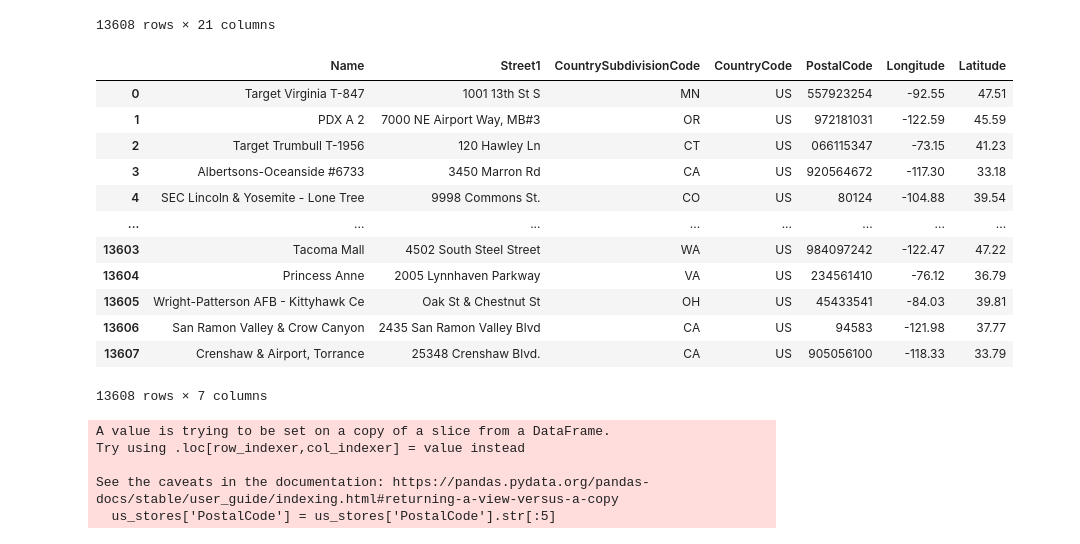
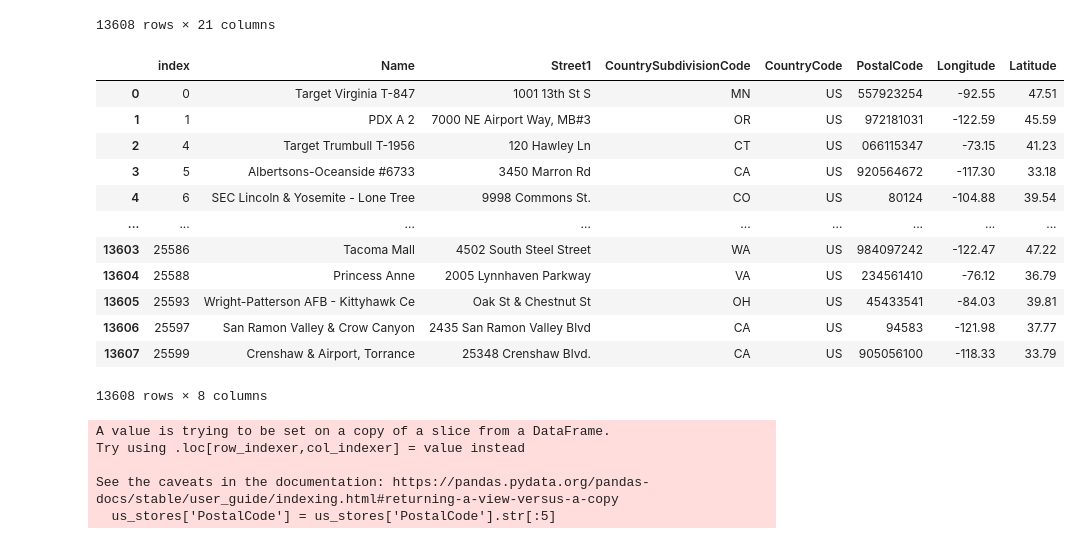
Before and after one commit to kcharlesr/brewBuds_project2, a Jupyter notebook: Brew_DataBase.ipynb, the cells around one changed output. Saved outputs shown, nothing was run; the diff lists cells and outputs as text; code cells hidden in the pictures.

```diff
--- a/Brew_DataBase.ipynb
+++ b/Brew_DataBase.ipynb
@@ -51,21 +51,21 @@ us_stores
 # %%
 us_stores = us_stores[['Name', 'Street1', 'CountrySubdivisionCode', 'CountryCode', 'PostalCode', 'Longitude', 'Latitude']]
 # %%
-us_stores.reset_index(drop=True)
+us_stores.reset_index(drop=False)
 # %% [output]
-|  | Name | Street1 | CountrySubdivisionCode | CountryCode | PostalCode | Longitude | Latitude |
-| 0 | Target Virginia T-847 | 1001 13th St S | MN | US | 557923254 | -92.55 | 47.51 |
-| 1 | PDX A 2 | 7000 NE Airport Way, MB#3 | OR | US | 972181031 | -122.59 | 45.59 |
-| 2 | Target Trumbull T-1956 | 120 Hawley Ln | CT | US | 066115347 | -73.15 | 41.23 |
-| 3 | Albertsons-Oceanside #6733 | 3450 Marron Rd | CA | US | 920564672 | -117.30 | 33.18 |
-| 4 | SEC Lincoln & Yosemite - Lone Tree | 9998 Commons St. | CO | US | 80124 | -104.88 | 39.54 |
-| ... | ... | ... | ... | ... | ... | ... | ... |
-| 13603 | Tacoma Mall | 4502 South Steel Street | WA | US | 984097242 | -122.47 | 47.22 |
-| 13604 | Princess Anne | 2005 Lynnhaven Parkway | VA | US | 234561410 | -76.12 | 36.79 |
-| 13605 | Wright-Patterson AFB - Kittyhawk Ce | Oak St & Chestnut St | OH | US | 45433541 | -84.03 | 39.81 |
-| 13606 | San Ramon Valley & Crow Canyon | 2435 San Ramon Valley Blvd | CA | US | 94583 | -121.98 | 37.77 |
-| 13607 | Crenshaw & Airport, Torrance | 25348 Crenshaw Blvd. | CA | US | 905056100 | -118.33 | 33.79 |
+|  | index | Name | Street1 | CountrySubdivisionCode | CountryCode | PostalCode | Longitude | Latitude |
+| 0 | 0 | Target Virginia T-847 | 1001 13th St S | MN | US | 557923254 | -92.55 | 47.51 |
+| 1 | 1 | PDX A 2 | 7000 NE Airport Way, MB#3 | OR | US | 972181031 | -122.59 | 45.59 |
+| 2 | 4 | Target Trumbull T-1956 | 120 Hawley Ln | CT | US | 066115347 | -73.15 | 41.23 |
+| 3 | 5 | Albertsons-Oceanside #6733 | 3450 Marron Rd | CA | US | 920564672 | -117.30 | 33.18 |
+| 4 | 6 | SEC Lincoln & Yosemite - Lone Tree | 9998 Commons St. | CO | US | 80124 | -104.88 | 39.54 |
+| ... | ... | ... | ... | ... | ... | ... | ... | ... |
+| 13603 | 25586 | Tacoma Mall | 4502 South Steel Street | WA | US | 984097242 | -122.47 | 47.22 |
+| 13604 | 25588 | Princess Anne | 2005 Lynnhaven Parkway | VA | US | 234561410 | -76.12 | 36.79 |
+| 13605 | 25593 | Wright-Patterson AFB - Kittyhawk Ce | Oak St & Chestnut St | OH | US | 45433541 | -84.03 | 39.81 |
+| 13606 | 25597 | San Ramon Valley & Crow Canyon | 2435 San Ramon Valley Blvd | CA | US | 94583 | -121.98 | 37.77 |
+| 13607 | 25599 | Crenshaw & Airport, Torrance | 25348 Crenshaw Blvd. | CA | US | 905056100 | -118.33 | 33.79 |
-13608 rows × 7 columns
+13608 rows × 8 columns
 # %%
 us_stores['PostalCode'] = us_stores['PostalCode'].str[:5]
 # %% [output]
```
Also changed, not shown: parts of 17 cells of this notebook, 5 other files.
